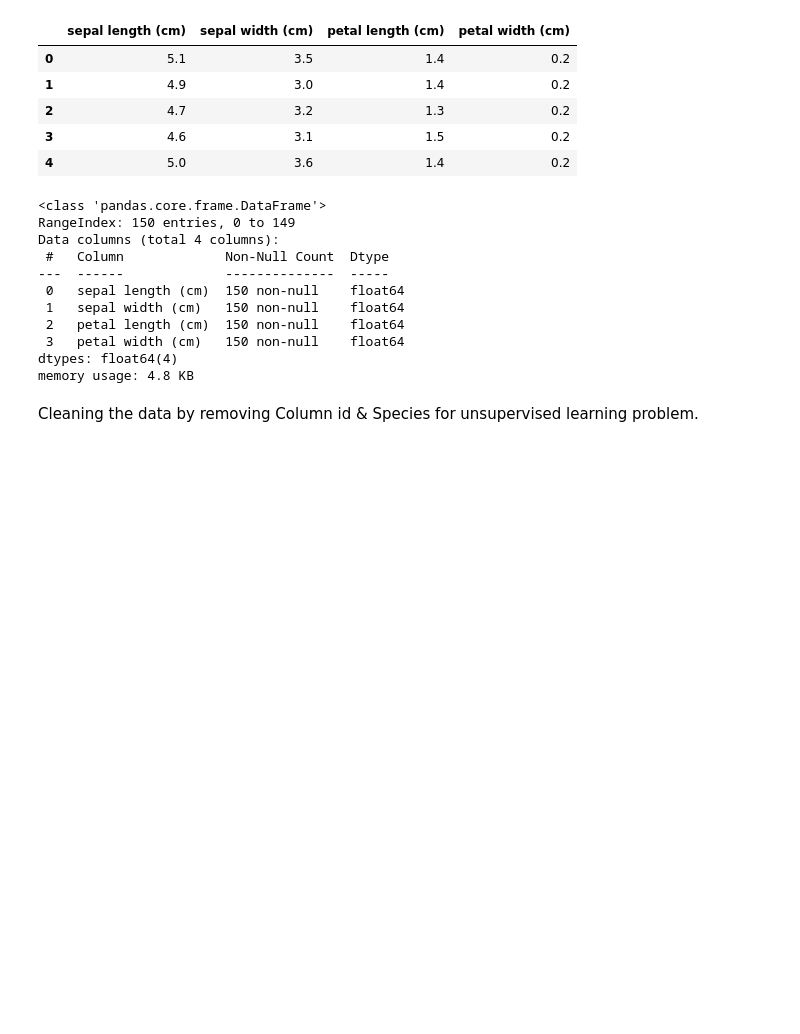
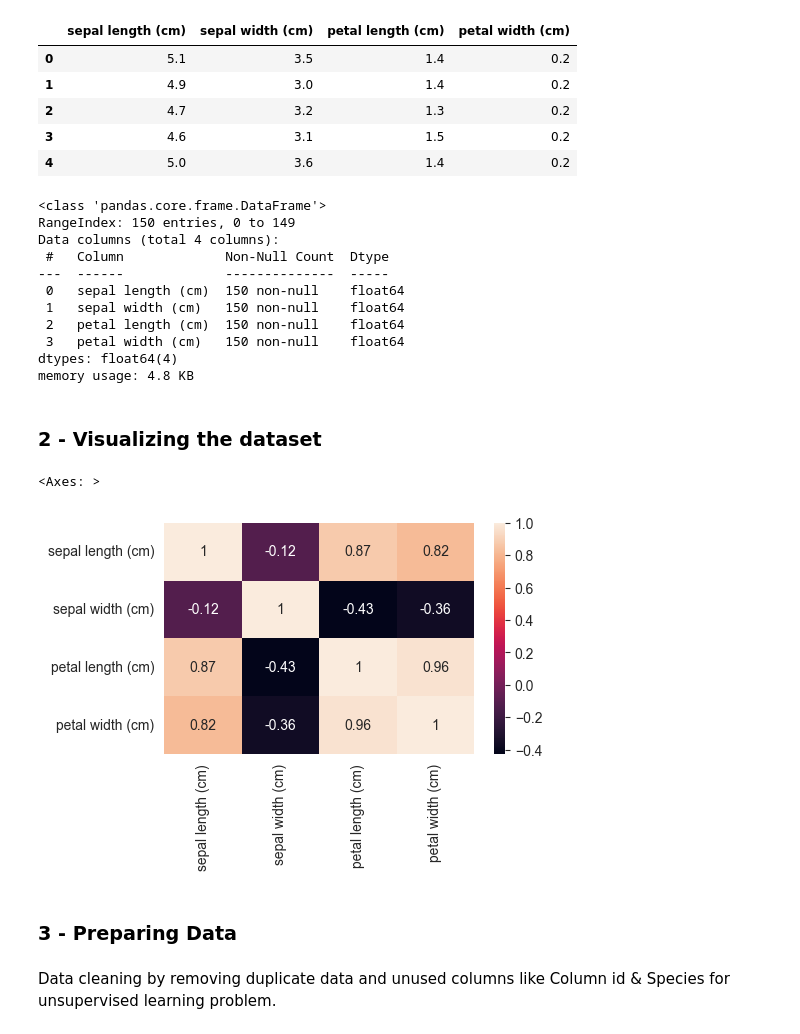
Before and after one commit to PranshuSingh256/Sparks-Foundation-Tasks, a Jupyter notebook: T2 UL.ipynb, the cells around one changed output. Drawn from its saved outputs; the diff is of its cells as text; code cells hidden in the pictures; blank space fills up the shorter version.

```diff
--- a/T2 UL.ipynb
+++ b/T2 UL.ipynb
@@ -49,5 +50,14 @@ Data columns (total 4 columns):
  3   petal width (cm)   150 non-null    float64
 dtypes: float64(4)
 memory usage: 4.8 KB
+# %% [markdown]
+### 2 - Visualizing the dataset
+# %%
+sns.heatmap(data.corr(),annot=True)
+# %% [output]
+<Axes: >
+[figure, added]
+# %% [markdown]
+### 3 - Preparing Data
 # %% [markdown]
-Cleaning the data by removing Column id & Species for unsupervised learning problem.
+Data cleaning by removing duplicate data and unused columns like Column id & Species for unsupervised learning problem.
```
Also changed, not shown: parts of 21 cells of this notebook, 2 other files.
